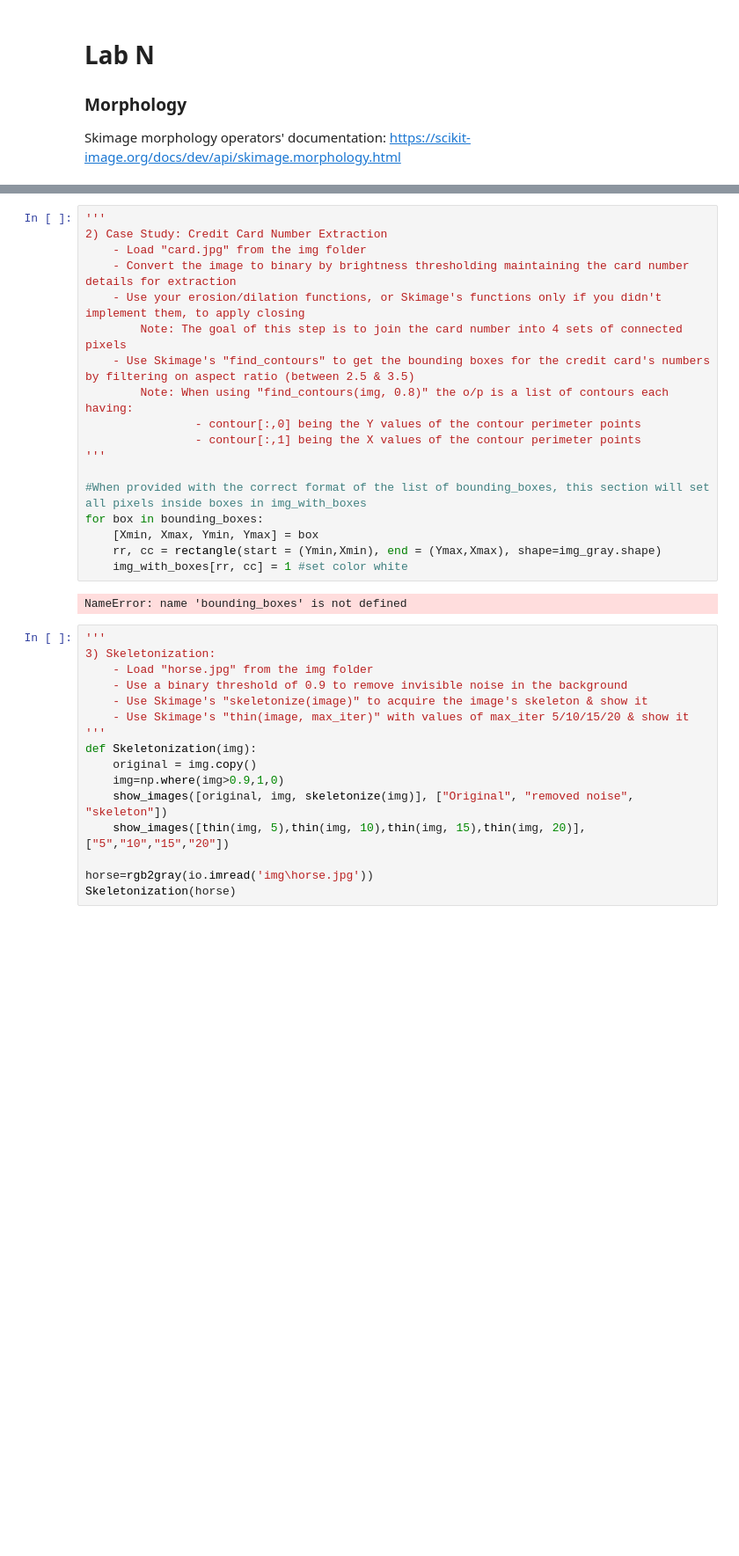
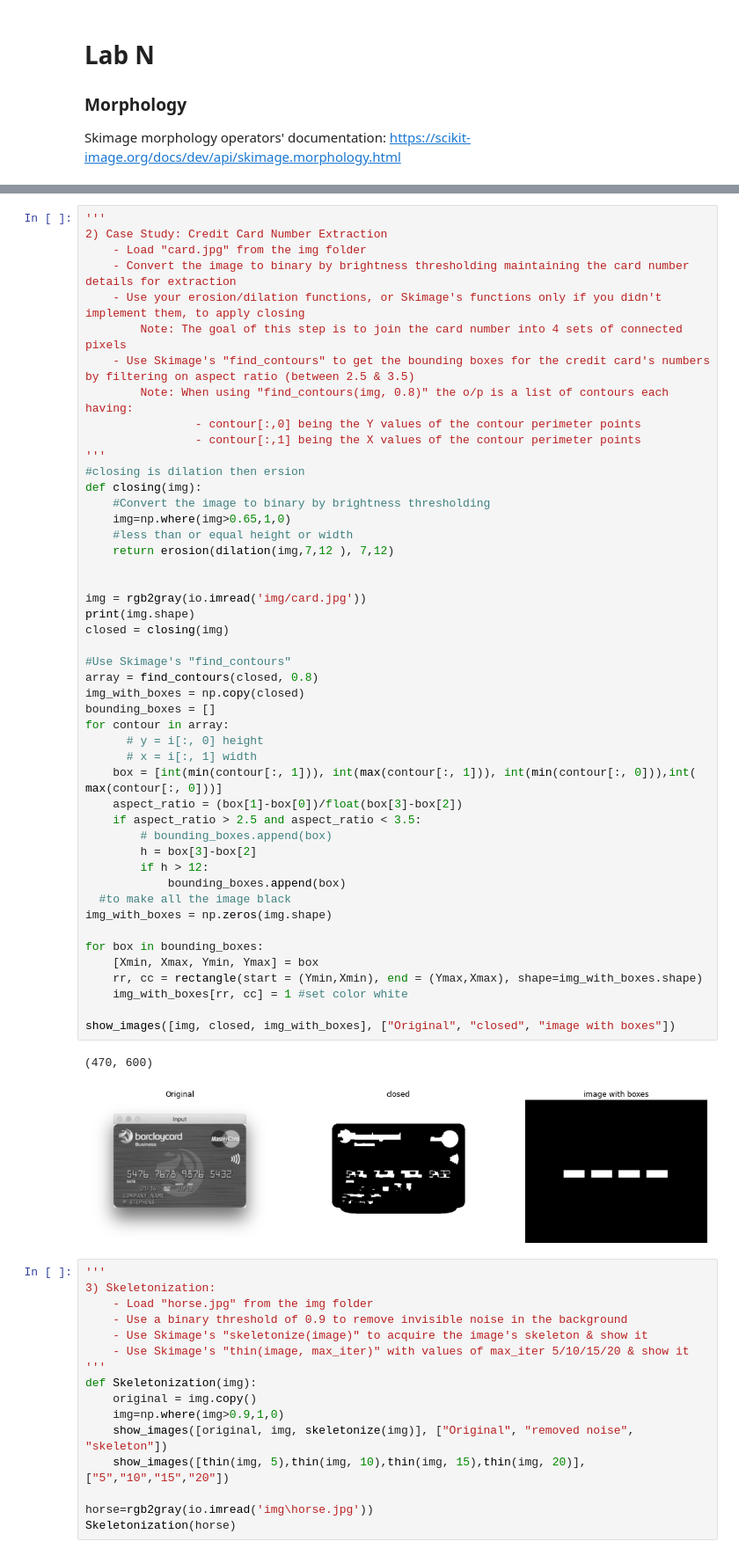
Before and after one commit to norhanreda/solutions-of-image-processing-labs, a Jupyter notebook: lab6/Lab-Morphology-STD/lab-Morphology-STD.ipynb, the cells around one changed output, grey strips where cells are left out. Shown at 88% size. Saved outputs shown, nothing was run; the diff lists cells and outputs as text; blank space fills up the shorter version.

```diff
--- a/lab6/Lab-Morphology-STD/lab-Morphology-STD.ipynb
+++ b/lab6/Lab-Morphology-STD/lab-Morphology-STD.ipynb
@@ -39,23 +119,53 @@ def ersion(img,size,se):
 # %%
 '''
 2) Case Study: Credit Card Number Extraction
     - Load "card.jpg" from the img folder
     - Convert the image to binary by brightness thresholding maintaining the card number details for extraction
     - Use your erosion/dilation functions, or Skimage's functions only if you didn't implement them, to apply closing
         Note: The goal of this step is to join the card number into 4 sets of connected pixels
     - Use Skimage's "find_contours" to get the bounding boxes for the credit card's numbers by filtering on aspect ratio (between 2.5 & 3.5)
         Note: When using "find_contours(img, 0.8)" the o/p is a list of contours each having:
                 - contour[:,0] being the Y values of the contour perimeter points
                 - contour[:,1] being the X values of the contour perimeter points
 '''
+#closing is dilation then ersion
+def closing(img):
+    #Convert the image to binary by brightness thresholding
+    img=np.where(img>0.65,1,0)
+    #less than or equal height or width
+    return erosion(dilation(img,7,12 ), 7,12)
 
-#When provided with the correct format of the list of bounding_boxes, this section will set all pixels inside boxes in img_with_boxes
+
+img = rgb2gray(io.imread('img/card.jpg'))
+print(img.shape)
+closed = closing(img)
+
+#Use Skimage's "find_contours"
+array = find_contours(closed, 0.8)
+img_with_boxes = np.copy(closed)
+bounding_boxes = []
+for contour in array:
+      # y = i[:, 0] height
+      # x = i[:, 1] width
+    box = [int(min(contour[:, 1])), int(max(contour[:, 1])), int(min(contour[:, 0])),int( max(contour[:, 0]))]
+    aspect_ratio = (box[1]-box[0])/float(box[3]-box[2])
+    if aspect_ratio > 2.5 and aspect_ratio < 3.5:
+        # bounding_boxes.append(box)
+        h = box[3]-box[2]
+        if h > 12:
+            bounding_boxes.append(box)
+  #to make all the image black
+img_with_boxes = np.zeros(img.shape)
+
 for box in bounding_boxes:
     [Xmin, Xmax, Ymin, Ymax] = box
-    rr, cc = rectangle(start = (Ymin,Xmin), end = (Ymax,Xmax), shape=img_gray.shape)
+    rr, cc = rectangle(start = (Ymin,Xmin), end = (Ymax,Xmax), shape=img_with_boxes.shape)
     img_with_boxes[rr, cc] = 1 #set color white
+
+show_images([img, closed, img_with_boxes], ["Original", "closed", "image with boxes"])
 # %% [output]
-NameError: name 'bounding_boxes' is not defined
+(470, 600)
+[figure, added]
 # %%
 '''
 3) Skeletonization:
```
Also changed, not shown: parts of 3 cells of this notebook, 29 other files.
